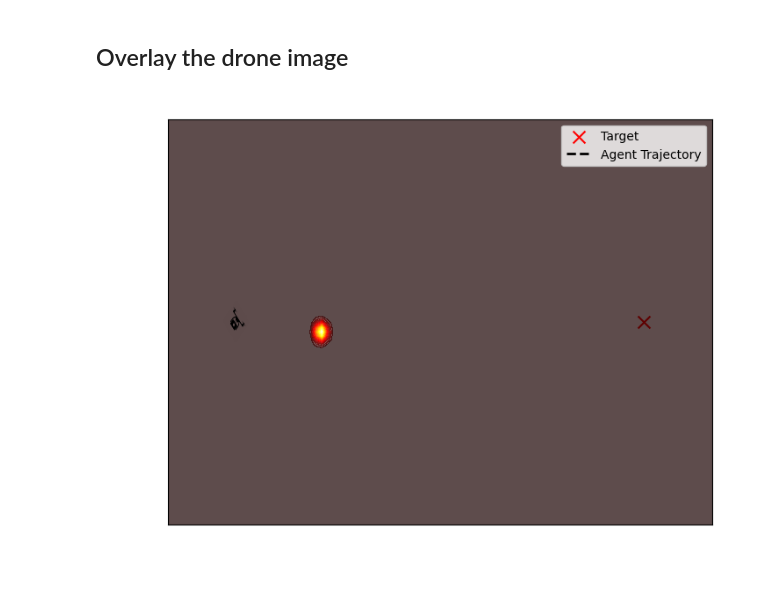
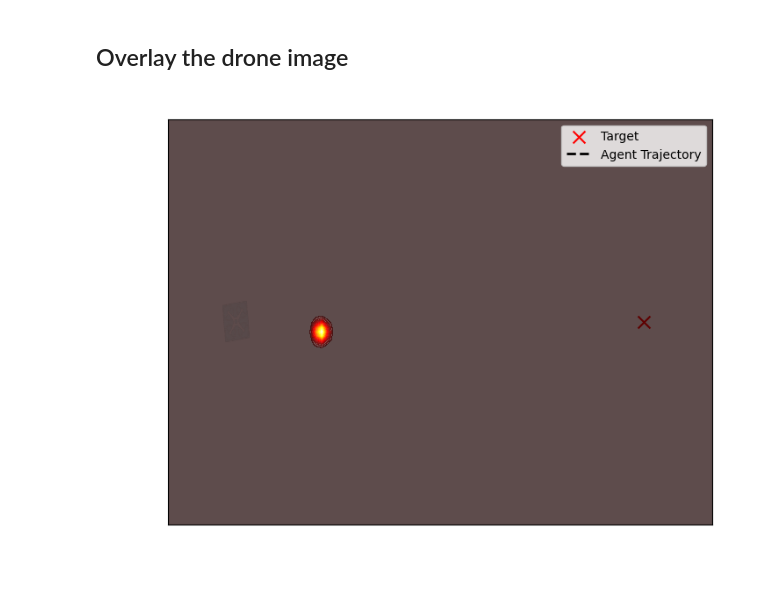
Before and after one commit to mwshumway/Wildfires, a Jupyter notebook: fire2_target1_constw.ipynb, the cells around one changed output. Drawn from its saved outputs; the diff is of its cells as text; code cells hidden in the pictures.

```diff
--- a/fire2_target1_constw.ipynb
+++ b/fire2_target1_constw.ipynb
@@ -10,7 +10,7 @@ import matplotlib.image as mpimg
 from scipy import ndimage
 from PIL import Image
 # %%
-fire_cost = 20_000 # Cost of fire
+fire_cost = 50_000 # Cost of fire
 
 def fire(t, x, y, x0, y0, w1, w2, u_x, u_y, sigma2_0, k, c):
     """
@@ -180,7 +174,7 @@ CalledProcessError: Command '['ffmpeg', '-f', 'rawvideo', '-vcodec', 'rawvideo',
 Given that the target is at $(30, 0)$ and video of the fire behavior, we hope that the agent finds an optimal path similar to a sine curve.
 # %%
 control_penalty = 1
-time_penalty = 10
+time_penalty = 100
 
 def fire_ode(t, z, p):
     x, y, vx, vy, p1, p2, p3, p4 = z
@@ -328,7 +322,7 @@ traj_line, = ax.plot([], [], 'k--', lw=2, label='Agent Trajectory')  # White das
 ax.legend(facecolor='white')
 
 # Load drone and fire emoji images
-drone_img = mpimg.imread("drone.png")
+drone_img = mpimg.imread("drone2.webp")
 drone_size = 1.0
 drone = ax.imshow(drone_img, extent=[-100, -99, -100, -99], zorder=3, aspect='auto')
 
@@ -373,31 +367,31 @@ def update(t_anim):
             dy = y_traj[mask][-1] - y_traj[mask][-2]
             angle = np.degrees(np.arctan2(dy, dx))
 
             # Convert normalized float image to uint8 for PIL
             drone_img_uint8 = (drone_img * 255).astype(np.uint8)
 
             # Rotate using PIL
             pil_img = Image.fromarray(drone_img_uint8)
             rotated = pil_img.rotate(-angle, resample=Image.BICUBIC, expand=True)
 
             # Convert back to float for imshow
             rotated_arr = np.asarray(rotated).astype(np.float32) / 255.0
 
             drone.set_data(rotated_arr)
             h, w = rotated_arr.shape[0]/100, rotated_arr.shape[1]/100
             drone.set_extent([
                 x_curr - w/2, x_curr + w/2,
                 y_curr - h/2, y_curr + h/2
             ])
         else:
             drone.set_extent(drone_extent)
 
     return []
 
 
 ani = animation.FuncAnimation(
     fig, update, frames=t_anim_vals, blit=False, interval=50, repeat=True
 )
 ani.save('animations/drone_cinematic.mp4', writer='ffmpeg', fps=40)
 # %% [output]
-[figure, old version]
+[figure, new version]
```
Also changed, not shown: parts of 3 cells of this notebook, 5 other files.
